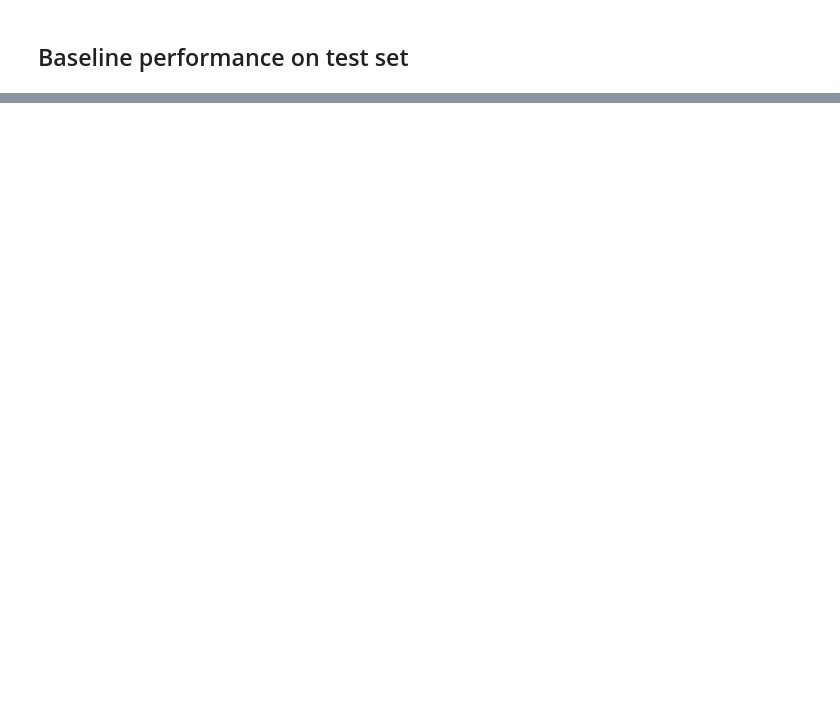
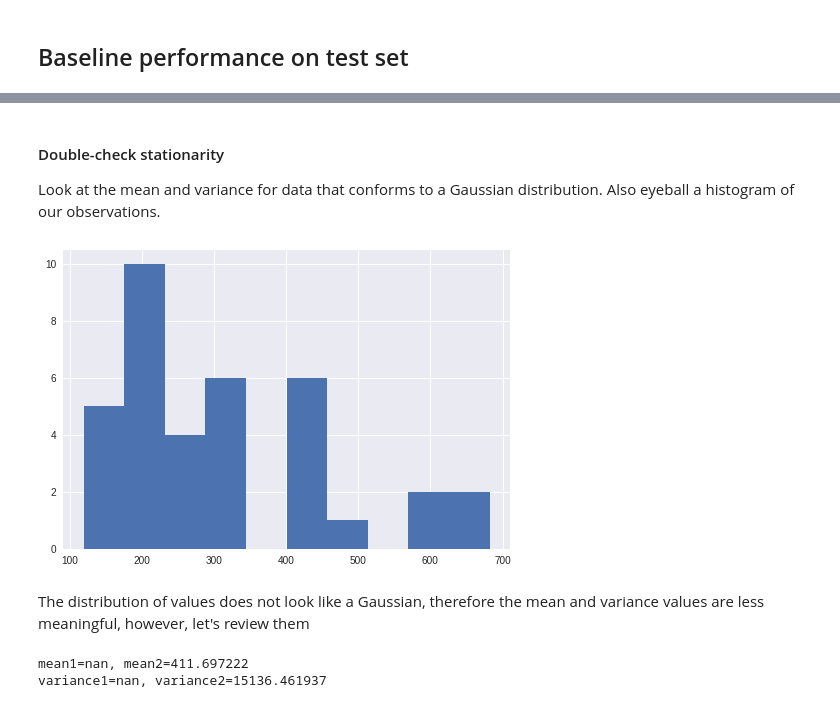
Before and after one commit to pszjmb1/0FunWithColab, a Jupyter notebook: timeseriesLstm.ipynb, the cells around one changed output, grey strips where cells are left out. Saved outputs shown, nothing was run; the diff lists cells and outputs as text; code cells hidden in the pictures; blank space fills up the shorter version.

```diff
--- a/timeseriesLstm.ipynb
+++ b/timeseriesLstm.ipynb
@@ -101,0 +222,20 @@ A line plot of the test dataset (blue) compared to the predicted values (green)
+# %% [markdown]
+#### Double-check stationarity
+Look at the mean and variance for data that conforms to a Gaussian distribution. Also eyeball a histogram of our observations.
+# %%
+series.hist()
+pyplot.show()
+# %% [output]
+[figure, added]
+# %% [markdown]
+The distribution of values does not look like a Gaussian, therefore the mean and variance values are less meaningful, however, let's review them
+# %%
+split = int(len(X) / 2)
+X1, X2 = X[0:split], X[split:]
+mean1, mean2 = X1.mean(), X2.mean()
+var1, var2 = X1.var(), X2.var()
+print('mean1=%f, mean2=%f' % (mean1, mean2))
+print('variance1=%f, variance2=%f' % (var1, var2))
+# %% [output]
+mean1=nan, mean2=411.697222
+variance1=nan, variance2=15136.461937
```
Also changed, not shown: parts of 53 cells of this notebook.
